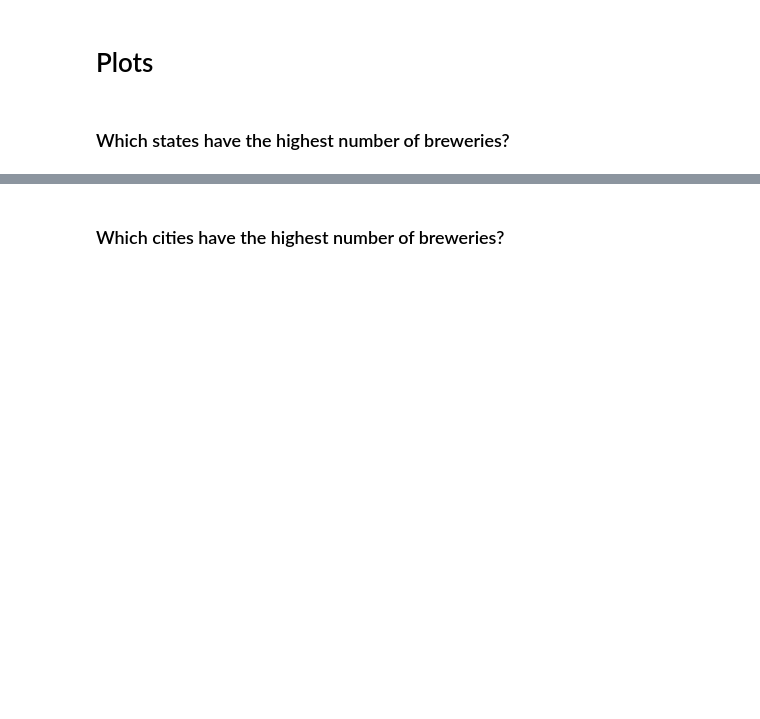
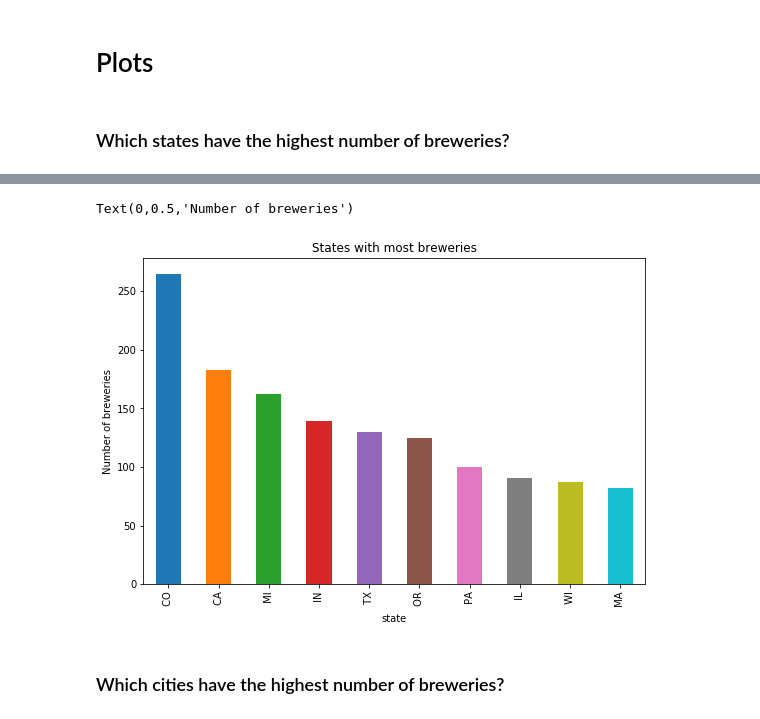
Before and after one commit to Nidhimidha/Jimmy-Wrangler-Data-Explorer, a Jupyter notebook: notebooks/JimmyWrangler.ipynb, the cells around one changed output, grey strips where cells are left out. Cells and saved outputs as stored; diff of their text form; code cells hidden in the pictures; blank space fills up the shorter version.

```diff
--- a/notebooks/JimmyWrangler.ipynb
+++ b/notebooks/JimmyWrangler.ipynb
@@ -134,3 +106,12 @@ iplot(fig)
+# %%
+plt.figure(figsize=(9,6))
+
+plot=result.groupby('state')['brewery_name'].count().nlargest(10).plot(kind='bar',title='States with most breweries')
+
+plot.set_ylabel('Number of breweries')
+# %% [output]
+Text(0,0.5,'Number of breweries')
+[figure, added]
 # %% [markdown]
 ### Which cities have the highest number of breweries?
 # %%
```
Also changed, not shown: parts of 5 cells of this notebook.
